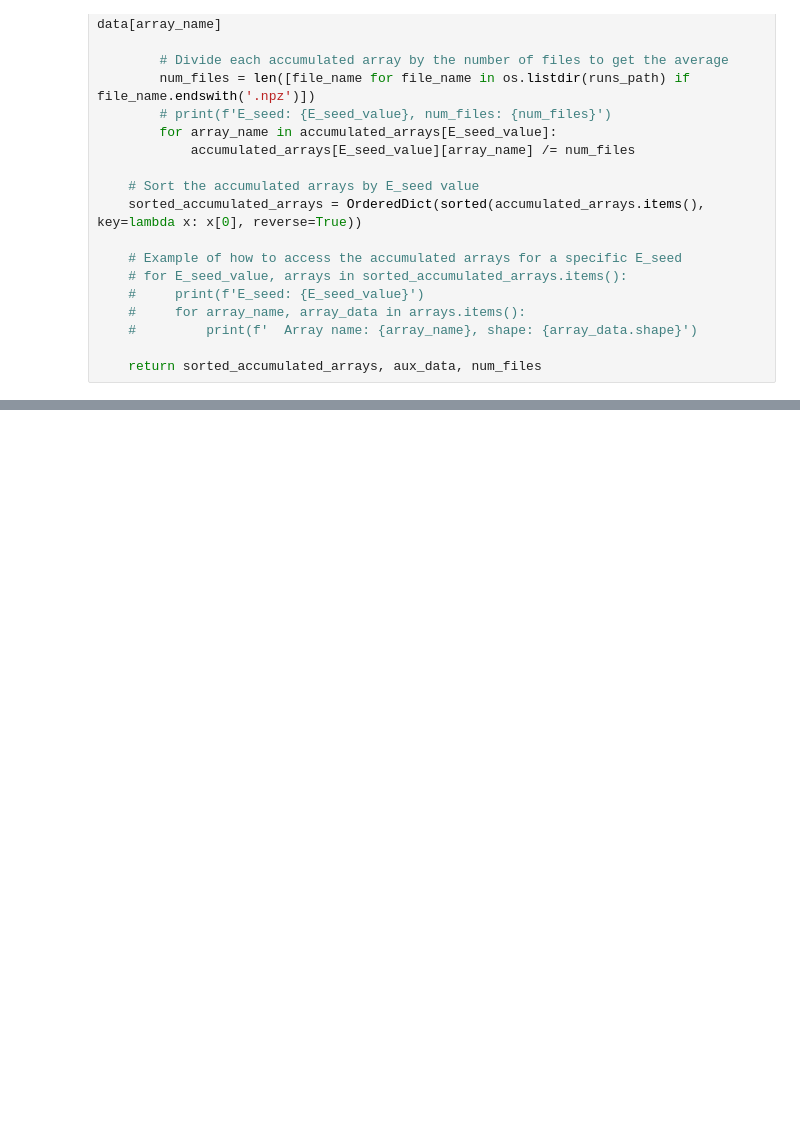
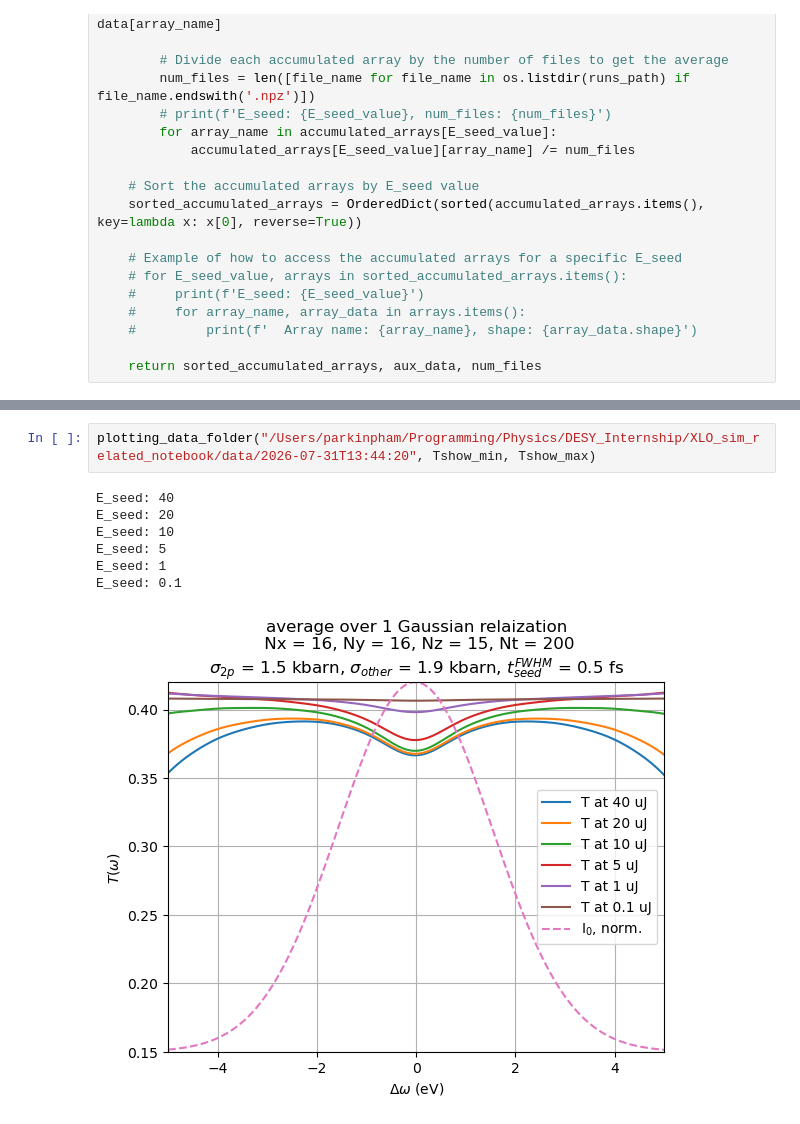
Before and after one commit to P4GAN/Cu-RSA-XFEL-Simulation, a Jupyter notebook: Cu-RSA-v1.ipynb, the cells around one changed output, grey strips where cells are left out. Cells and saved outputs as stored; diff of their text form; blank space fills up the shorter version.

```diff
--- a/Cu-RSA-v1.ipynb
+++ b/Cu-RSA-v1.ipynb
@@ -359,0 +509,10 @@ E_seed: 0.1
+# %%
+plotting_data_folder("/Users/parkinpham/Programming/Physics/DESY_Internship/XLO_sim_related_notebook/data/2026-07-31T13:44:20", Tshow_min, Tshow_max)
+# %% [output]
+E_seed: 40
+E_seed: 20
+E_seed: 10
+E_seed: 5
+E_seed: 1
+E_seed: 0.1
+[figure, added]
```
Also changed, not shown: parts of 10 cells of this notebook, 11 other files.
